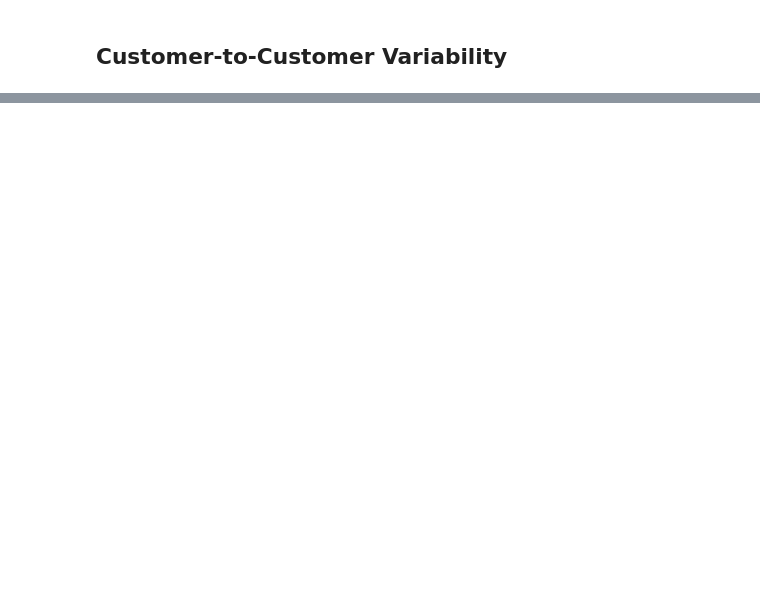
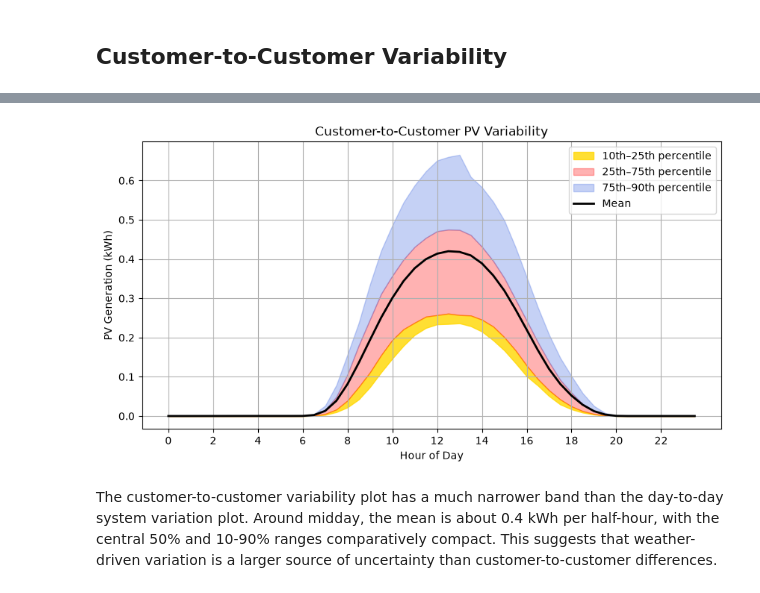
Before and after one commit to codettlaff/Energy-Disaggregation, a Jupyter notebook: tidy_data.ipynb, the cells around one changed output, grey strips where cells are left out. Drawn from its saved outputs; the diff is of its cells as text; code cells hidden in the pictures; blank space fills up the shorter version.

```diff
--- a/tidy_data.ipynb
+++ b/tidy_data.ipynb
@@ -397,0 +327,20 @@ display(customer_variability.round(3))
+# %%
+# Average profile for each customer
+customer_profiles = (
+    pv.groupby(["Customer", "hour"])["kWh"]
+    .mean()
+    .reset_index())
+
+customer_variability = customer_profiles.groupby("hour")["kWh"].agg(
+    mean="mean",
+    std="std",
+    p10=lambda x: x.quantile(0.10),
+    p25=lambda x: x.quantile(0.25),
+    median="median",
+    p75=lambda x: x.quantile(0.75),
+    p90=lambda x: x.quantile(0.90))
+
+customer_variability["IQR"] = (customer_variability["p75"] - customer_variability["p25"])
+customer_variability["CV"] = (customer_variability["std"] / customer_variability["mean"])
+
+display(customer_variability.round(3))
@@ -397,0 +366,30 @@ display(customer_variability.round(3))
+# %%
+# Plot
+plt.figure(figsize=(10, 5))
+plt.fill_between(customer_variability.index,
+                 customer_variability["p10"],
+                 customer_variability["p25"],
+                 color="gold", alpha=0.8, label="10th–25th percentile")
+plt.fill_between(customer_variability.index,
+                 customer_variability["p25"],
+                 customer_variability["p75"],
+                 color="red", alpha=0.3, label="25th–75th percentile")
+plt.fill_between(customer_variability.index,
+                 customer_variability["p75"],
+                 customer_variability["p90"],
+                 color="royalblue", alpha=0.3, label="75th–90th percentile")
+plt.plot(customer_variability.index,
+         customer_variability["mean"],
+         color="black", linewidth=2, label="Mean")
+
+plt.xlabel("Hour of Day")
+plt.ylabel("PV Generation (kWh)")
+plt.title("Customer-to-Customer PV Variability")
+plt.xticks(range(0, 24, 2))
+plt.legend()
+plt.grid()
+plt.show()
+# %% [output]
+[figure, added]
+# %% [markdown]
+The customer-to-customer variability plot has a much narrower band than the day-to-day system variation plot. Around midday, the mean is about 0.4 kWh per half-hour, with the central 50% and 10-90% ranges comparatively compact. This suggests that weather-driven variation is a larger source of uncertainty than customer-to-customer differences.
```
Also changed, not shown: parts of 23 cells of this notebook.
